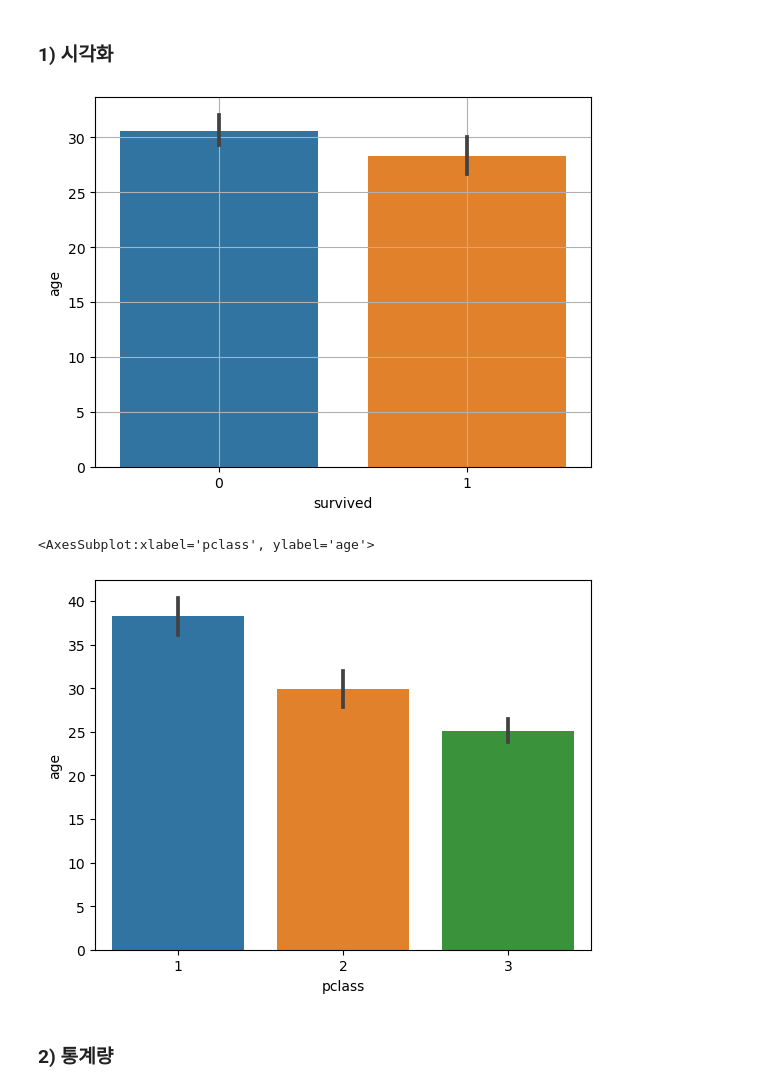
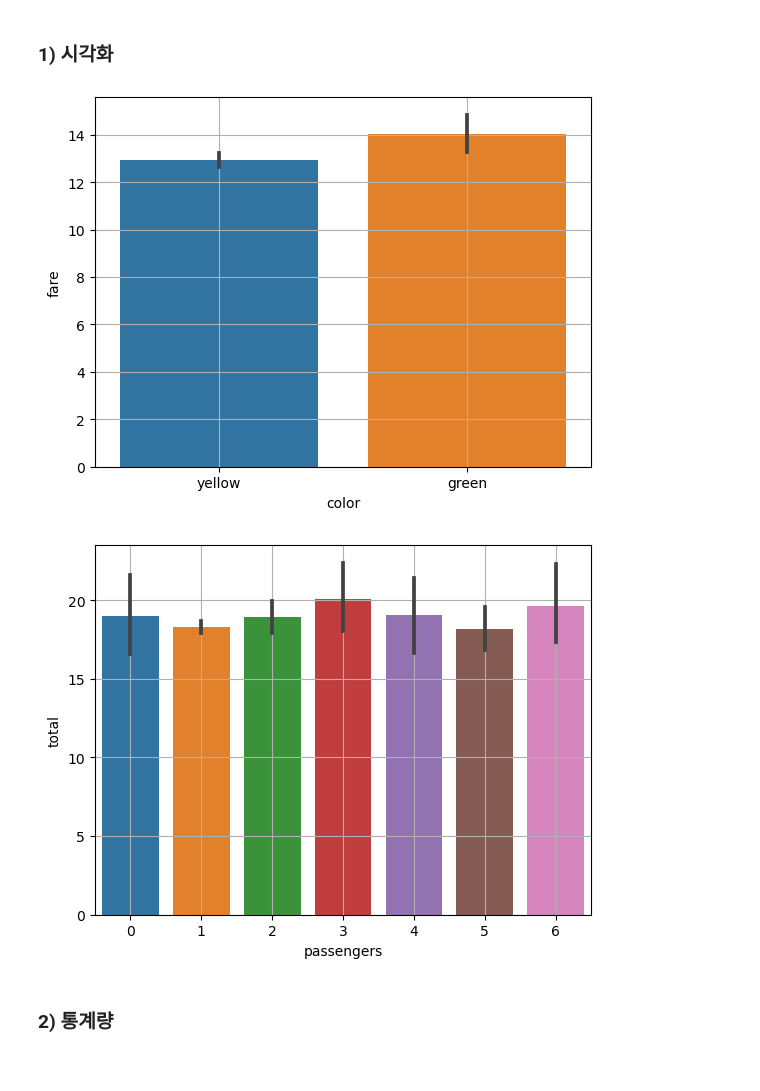
Before and after one commit to Run-aivle/study, a Jupyter notebook: Feb/02.09/SEN/Study.ipynb, the cells around one changed output. Drawn from its saved outputs; the diff is of its cells as text; code cells hidden in the pictures.

```diff
--- a/Feb/02.09/SEN/Study.ipynb
+++ b/Feb/02.09/SEN/Study.ipynb
@@ -150,14 +150,15 @@ temp = titanic.loc[titanic['age'].notnull()]
 # %%
-sns.barplot(x='survived', y = 'age', data = temp)
+sns.barplot(x='color', y = 'fare', data = taxis)
 plt.grid()
 plt.show()
 # %% [output]
-[figure, old version]
+[figure, new version]
 # %%
-sns.barplot(x = 'pclass', y='age', data = temp)
+sns.barplot(x = 'passengers', y='total', data = taxis)
+plt.grid()
+plt.show()
 # %% [output]
-<AxesSubplot:xlabel='pclass', ylabel='age'>
-[figure, old version]
+[figure, new version]
 # %% [markdown]
 ### 2) 통계량
 # %% [markdown]
```
Also changed, not shown: parts of 8 cells of this notebook.
